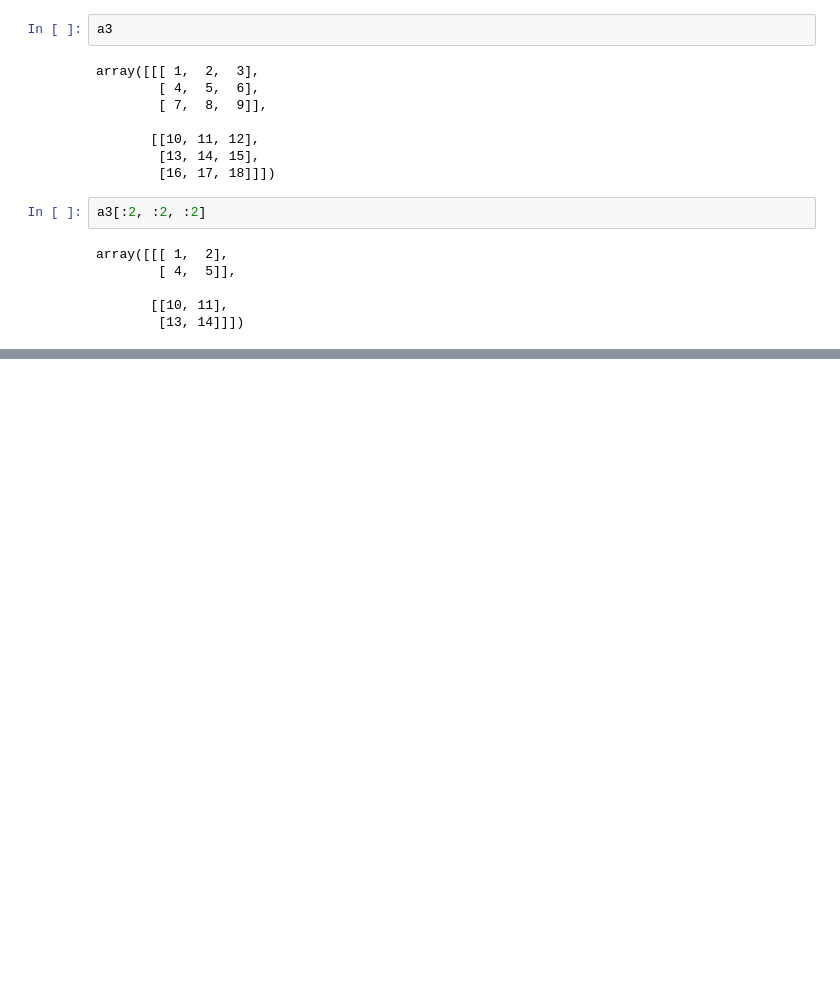
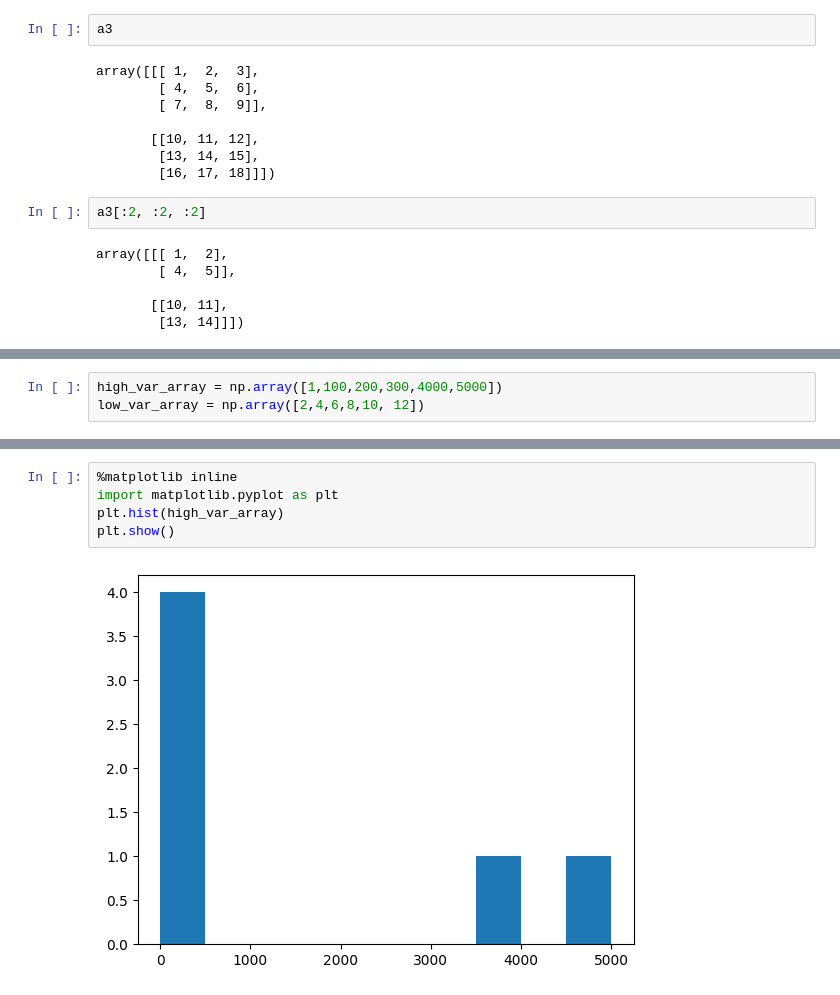
Before and after one commit to rk-3131/ML-and-DS, a Jupyter notebook: Numpy/Numpy datatypes and methods.ipynb, the cells around one changed output, grey strips where cells are left out. Saved outputs shown, nothing was run; the diff lists cells and outputs as text; blank space fills up the shorter version.

```diff
--- a/Numpy/Numpy datatypes and methods.ipynb
+++ b/Numpy/Numpy datatypes and methods.ipynb
@@ -289,0 +603,3 @@ array([[[ 1,  2],
+# %%
+high_var_array = np.array([1,100,200,300,4000,5000])
+low_var_array = np.array([2,4,6,8,10, 12])
@@ -289,0 +629,7 @@ array([[[ 1,  2],
+# %%
+%matplotlib inline
+import matplotlib.pyplot as plt
+plt.hist(high_var_array)
+plt.show()
+# %% [output]
+[figure, added]
```
Also changed, not shown: parts of 108 cells of this notebook.
